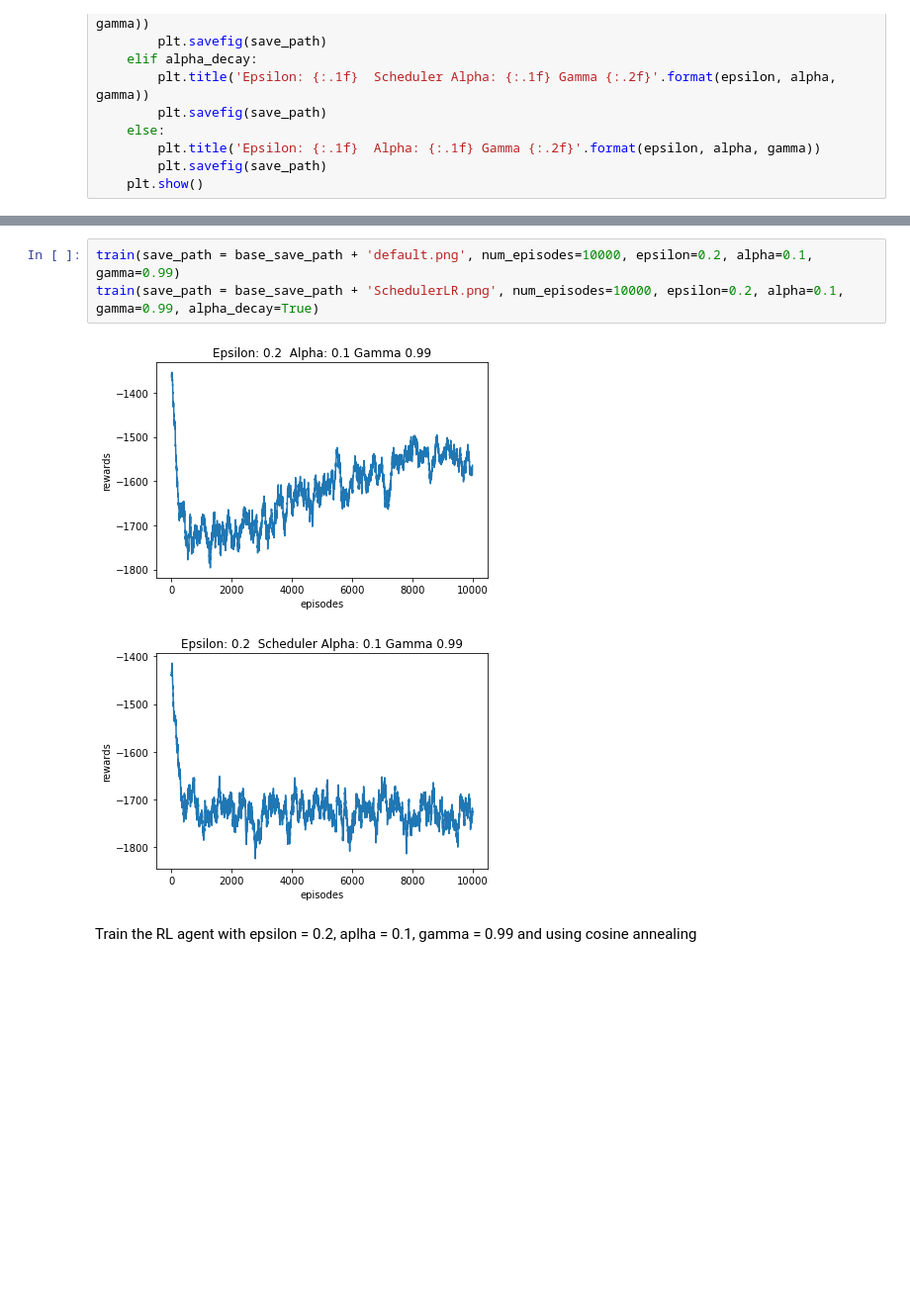
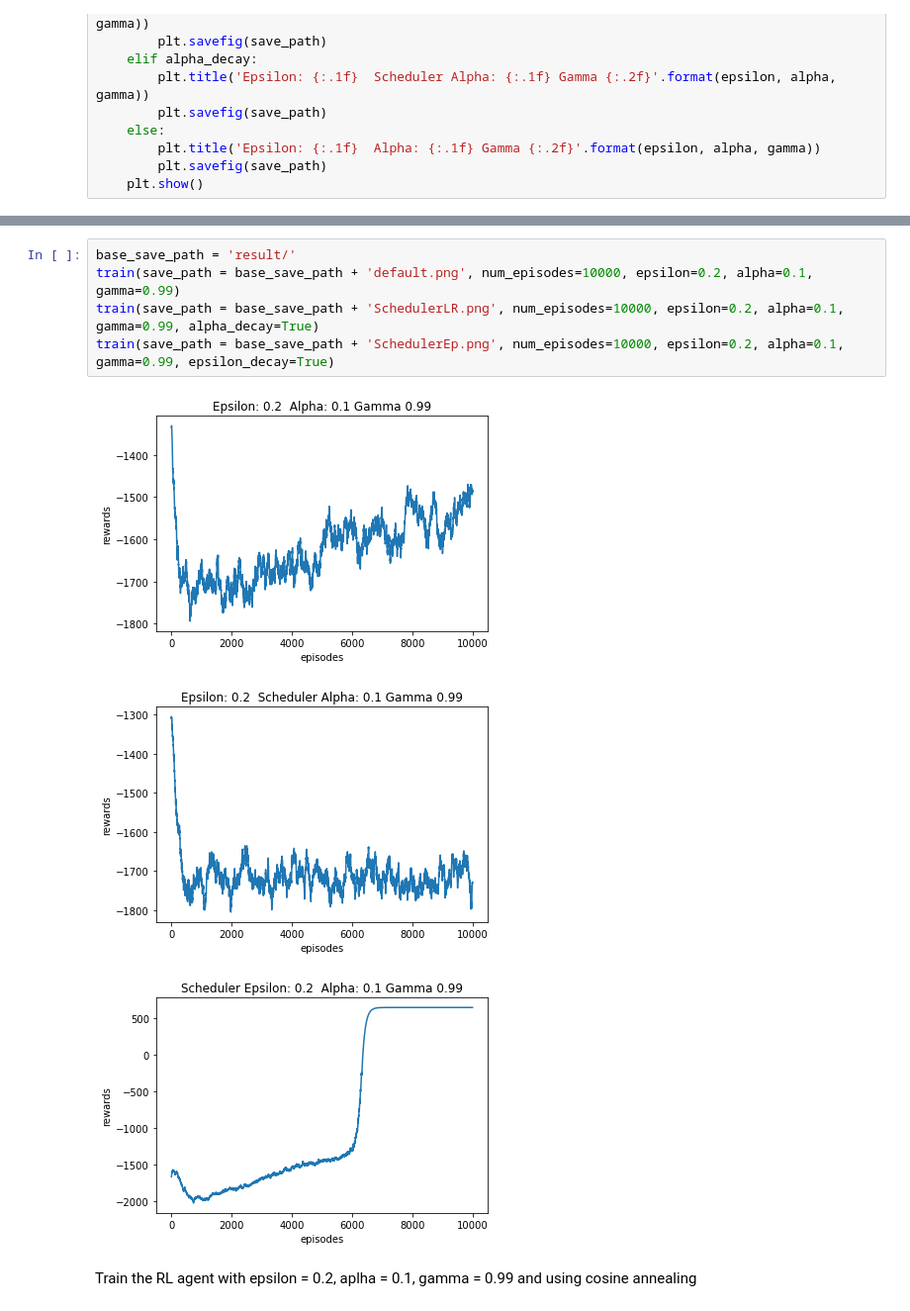
Before and after one commit to Thumbby/AI6101_IntroToAI, a Jupyter notebook: Assign1/RLAgent.ipynb, the cells around one changed output, grey strips where cells are left out. Shown: that part at 99% size. Cells and saved outputs as stored; diff of their text form; blank space fills up the shorter version.

```diff
--- a/Assign1/RLAgent.ipynb
+++ b/Assign1/RLAgent.ipynb
@@ -405,10 +408,13 @@ for epsilon in np.arange(0.1, 1.0, 0.1):
 ... (6 outputs left out)
 # %%
+base_save_path = 'result/'
 train(save_path = base_save_path + 'default.png', num_episodes=10000, epsilon=0.2, alpha=0.1, gamma=0.99)
 train(save_path = base_save_path + 'SchedulerLR.png', num_episodes=10000, epsilon=0.2, alpha=0.1, gamma=0.99, alpha_decay=True)
+train(save_path = base_save_path + 'SchedulerEp.png', num_episodes=10000, epsilon=0.2, alpha=0.1, gamma=0.99, epsilon_decay=True)
 # %% [output]
-[figure, old version]
+[figure, new version]
-[figure, old version]
+[figure, new version]
+[figure, added]
 # %% [markdown]
 Train the RL agent with epsilon = 0.2, aplha = 0.1, gamma = 0.99 and using cosine annealing
 # %%
```
Also changed, not shown: parts of 2 cells of this notebook, 22 other files.
